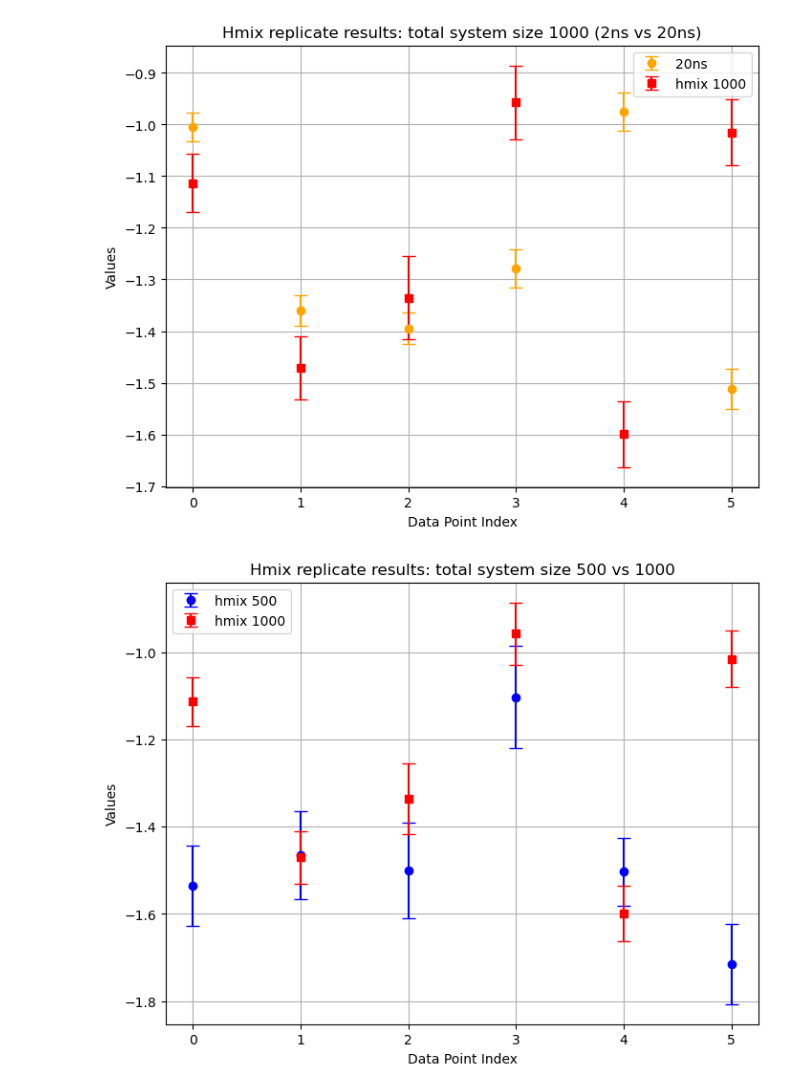
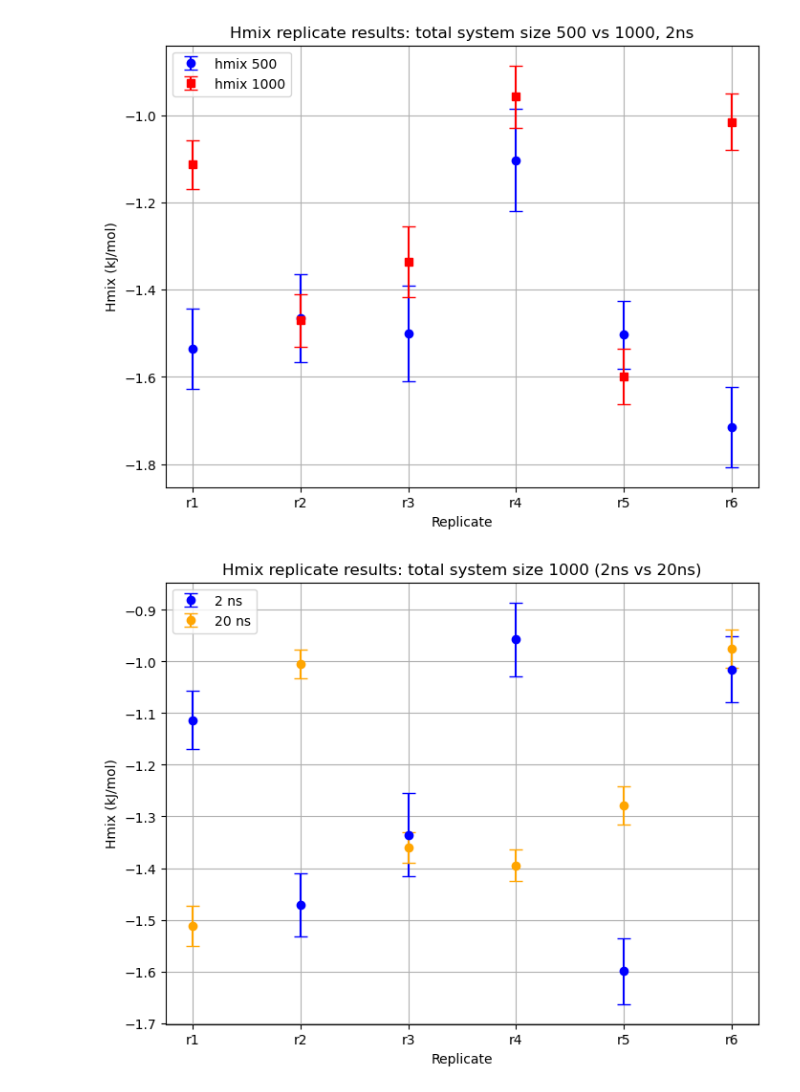
Before and after one commit to barmoral/evaluator-blanca, a Jupyter notebook: evaluator_water_calcs/hmix/replicates.ipynb, the cells around one changed output. Saved outputs shown, nothing was run; the diff lists cells and outputs as text; code cells hidden in the pictures.

```diff
--- a/evaluator_water_calcs/hmix/replicates.ipynb
+++ b/evaluator_water_calcs/hmix/replicates.ipynb
@@ -11,46 +14,48 @@ hmix_1000_long_errs=np.array([ 0.027793276305126003, 0.029301131494792004, 0.030
 # %%
-# X axis positions
-x = np.arange(len(hmix_1000_vals))
-
 # Create the plot
 plt.figure(figsize=(8, 6))
 
-# # Plot for hmix_500_vals
-# plt.errorbar(x, hmix_500_vals, yerr=hmix_500_errs, fmt='o', label='2 ns', capsize=5, color='blue')
-
-# Plot for hmix_1000_long_vals
-plt.errorbar(x, hmix_1000_long_vals, yerr=hmix_1000_long_errs, fmt='o', label='20ns', capsize=5, color='orange')
+# Plot for hmix_500_vals
+plt.errorbar(x, hmix_500_vals, yerr=hmix_500_errs, fmt='o', label='hmix 500', capsize=5, color='blue')
 
 # Plot for hmix_1000_vals
 plt.errorbar(x, hmix_1000_vals, yerr=hmix_1000_errs, fmt='s', label='hmix 1000', capsize=5, color='red')
 
 # Add labels and title
-plt.xlabel('Data Point Index')
-plt.ylabel('Values')
-plt.title('Hmix replicate results: total system size 1000 (2ns vs 20ns)')
+plt.xlabel('Replicate')
+plt.ylabel('Hmix (kJ/mol)')
+plt.title('Hmix replicate results: total system size 500 vs 1000, 2ns')
+
+# Set custom x-axis labels and remove ticks between them
+x_labels = ['r1', 'r2', 'r3', 'r4', 'r5', 'r6']
+plt.xticks(ticks=x, labels=x_labels)
 
 # Add legend
 plt.legend()
 
 # Show plot
 plt.grid(True)
 plt.show()
 # %% [output]
-[figure, old version]
+[figure, new version]
 # %%
 # Create the plot
 plt.figure(figsize=(8, 6))
 
 # Plot for hmix_500_vals
-plt.errorbar(x, hmix_500_vals, yerr=hmix_500_errs, fmt='o', label='hmix 500', capsize=5, color='blue')
+plt.errorbar(x, hmix_1000_vals, yerr=hmix_1000_errs, fmt='o', label='2 ns', capsize=5, color='blue')
 
-# Plot for hmix_1000_vals
-plt.errorbar(x, hmix_1000_vals, yerr=hmix_1000_errs, fmt='s', label='hmix 1000', capsize=5, color='red')
+# Plot for hmix_1000_long_vals
+plt.errorbar(x, hmix_1000_long_vals, yerr=hmix_1000_long_errs, fmt='o', label='20 ns', capsize=5, color='orange')
 
 # Add labels and title
-plt.xlabel('Data Point Index')
-plt.ylabel('Values')
-plt.title('Hmix replicate results: total system size 500 vs 1000')
+plt.xlabel('Replicate')
+plt.ylabel('Hmix (kJ/mol)')
+plt.title('Hmix replicate results: total system size 1000 (2ns vs 20ns)')
+
+# Set custom x-axis labels and remove ticks between them
+x_labels = ['r1', 'r2', 'r3', 'r4', 'r5', 'r6']
+plt.xticks(ticks=x, labels=x_labels)
 
 # Add legend
 plt.legend()
@@ -59,4 +64,4 @@ plt.legend()
 plt.grid(True)
 plt.show()
 # %% [output]
-[figure, old version]
+[figure, new version]
```
Also changed, not shown: parts of 5 cells of this notebook.
